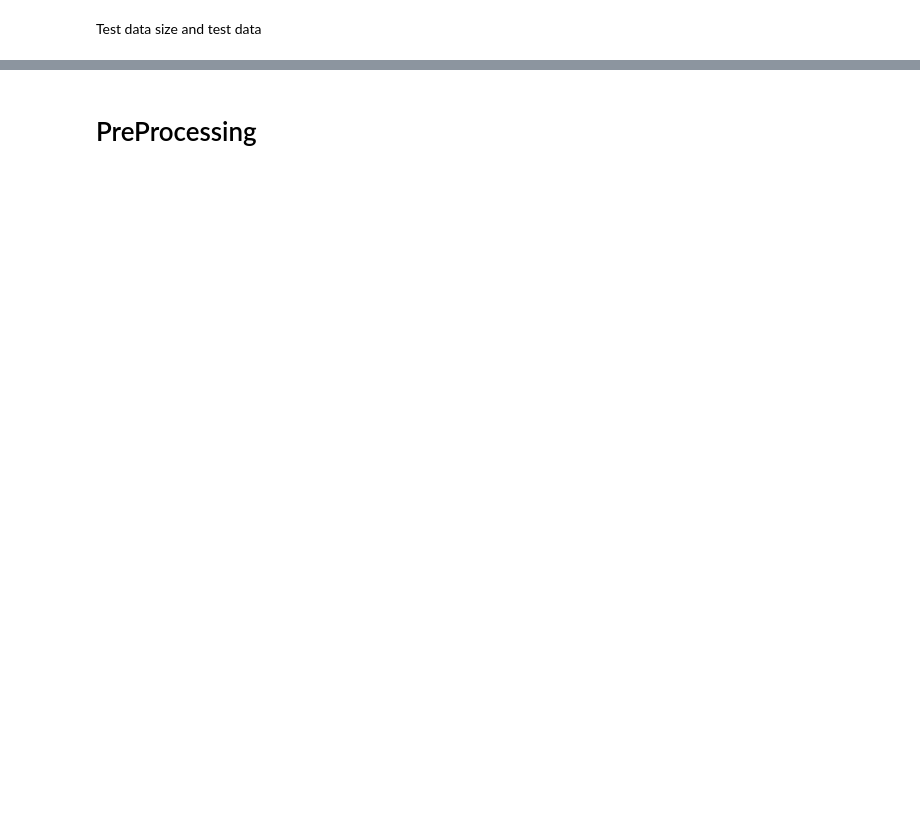
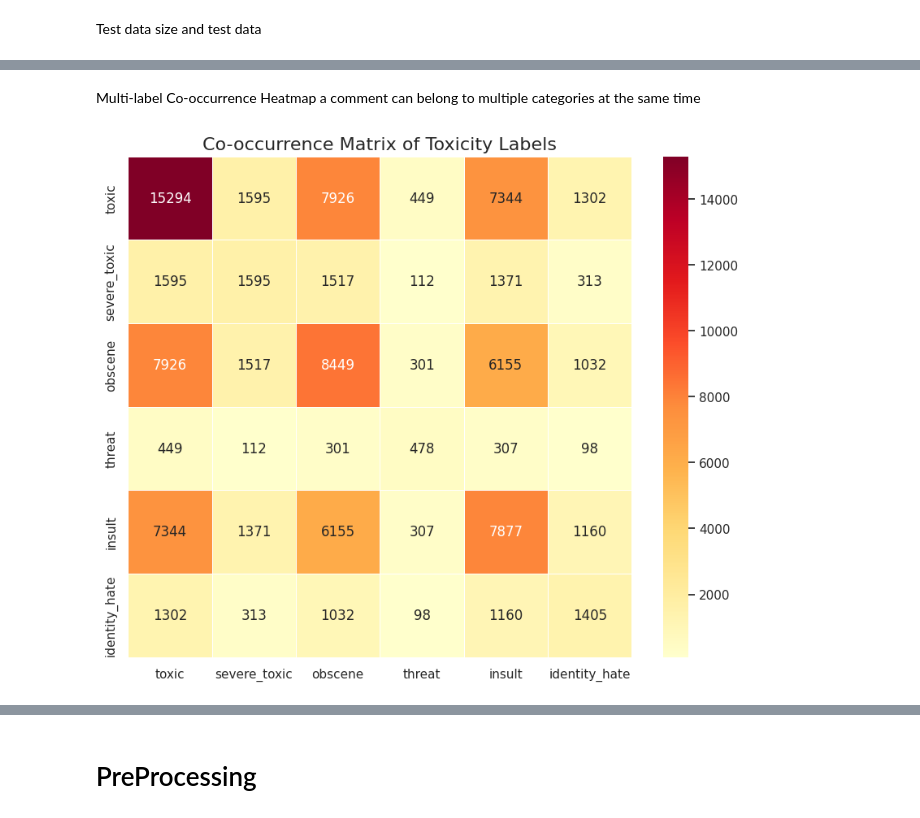
Before and after one commit to tanishataranoon/MY_ML_project, a Jupyter notebook: Toxic_Text_Classification_Comparison_.ipynb, the cells around one changed output, grey strips where cells are left out. Cells and saved outputs as stored; diff of their text form; code cells hidden in the pictures; blank space fills up the shorter version.

```diff
--- a/Toxic_Text_Classification_Comparison_.ipynb
+++ b/Toxic_Text_Classification_Comparison_.ipynb
@@ -81,0 +199,3 @@ train_df[['comment_text', "toxic"]].head(6)
+# %%
+co_matrix = train_df[label_cols].T.dot(train_df[label_cols])
+co_matrix
@@ -81,0 +210,10 @@ train_df[['comment_text', "toxic"]].head(6)
+# %% [markdown]
+Multi-label Co-occurrence Heatmap a comment can belong to multiple categories at the same time
+# %%
+plt.figure(figsize=(10, 8))
+sns.heatmap(co_matrix, annot=True, fmt='d', cmap='YlOrRd', linewidths=0.5)
+plt.title('Co-occurrence Matrix of Toxicity Labels', fontsize=16)
+plt.savefig('co_occurrence_matrix.png', dpi=150, bbox_inches='tight')
+plt.show()
+# %% [output]
+[figure, added]
```
Also changed, not shown: parts of 68 cells of this notebook.
